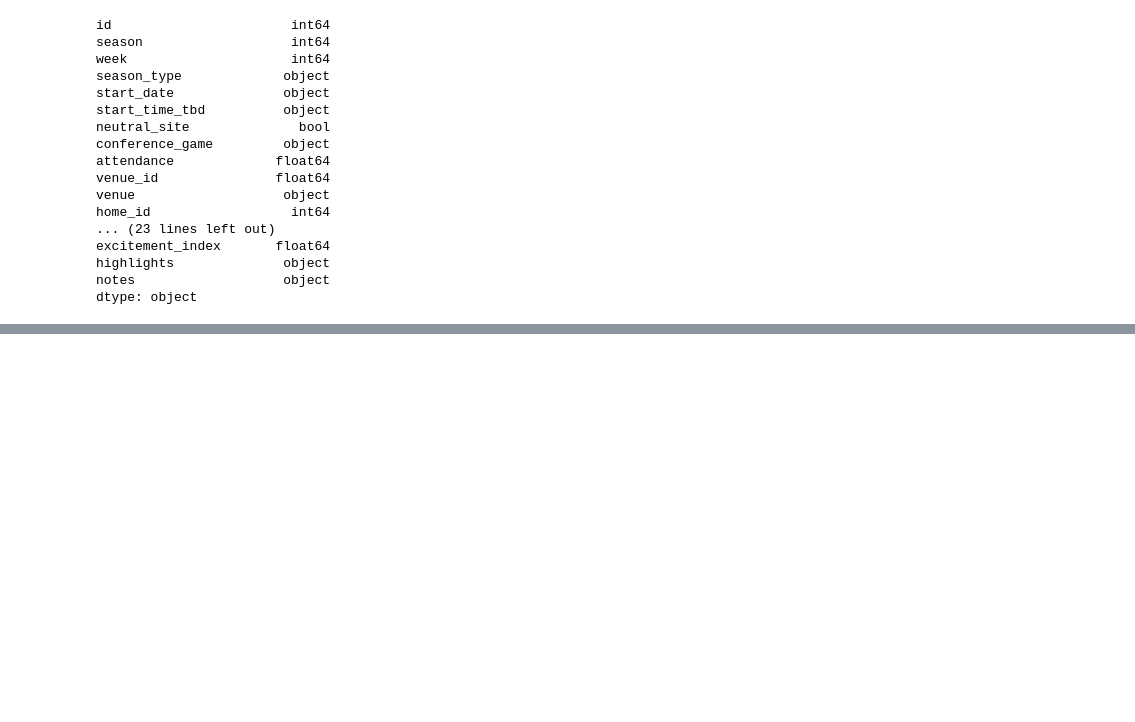
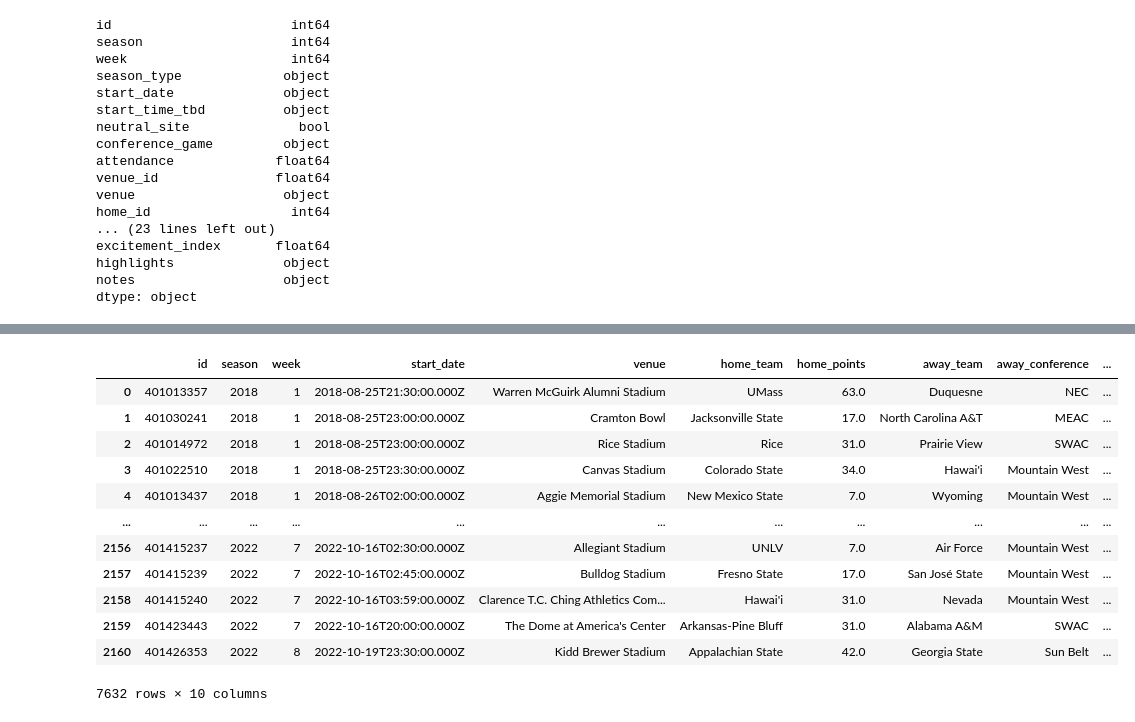
Before and after one commit to baumgartner-99/Team-7-Final-Project, a Jupyter notebook: College_football_prediction.ipynb, the cells around one changed output, grey strips where cells are left out. Cells and saved outputs as stored; diff of their text form; code cells hidden in the pictures; blank space fills up the shorter version.

```diff
--- a/College_football_prediction.ipynb
+++ b/College_football_prediction.ipynb
@@ -246,0 +301,17 @@ dtype: object
+# %%
+updated_df = updated_df.dropna(axis=0, subset=['home_points', 'away_points', 'away_conference'])
+updated_df
+# %% [output]
+|  | id | season | week | start_date | venue | home_team | home_points | away_team | away_conference | ... |
+| 0 | 401013357 | 2018 | 1 | 2018-08-25T21:30:00.000Z | Warren McGuirk Alumni Stadium | UMass | 63.0 | Duquesne | NEC | ... |
+| 1 | 401030241 | 2018 | 1 | 2018-08-25T23:00:00.000Z | Cramton Bowl | Jacksonville State | 17.0 | North Carolina A&T | MEAC | ... |
+| 2 | 401014972 | 2018 | 1 | 2018-08-25T23:00:00.000Z | Rice Stadium | Rice | 31.0 | Prairie View | SWAC | ... |
+| 3 | 401022510 | 2018 | 1 | 2018-08-25T23:30:00.000Z | Canvas Stadium | Colorado State | 34.0 | Hawai'i | Mountain West | ... |
+| 4 | 401013437 | 2018 | 1 | 2018-08-26T02:00:00.000Z | Aggie Memorial Stadium | New Mexico State | 7.0 | Wyoming | Mountain West | ... |
+| ... | ... | ... | ... | ... | ... | ... | ... | ... | ... | ... |
+| 2156 | 401415237 | 2022 | 7 | 2022-10-16T02:30:00.000Z | Allegiant Stadium | UNLV | 7.0 | Air Force | Mountain West | ... |
+| 2157 | 401415239 | 2022 | 7 | 2022-10-16T02:45:00.000Z | Bulldog Stadium | Fresno State | 17.0 | San José State | Mountain West | ... |
+| 2158 | 401415240 | 2022 | 7 | 2022-10-16T03:59:00.000Z | Clarence T.C. Ching Athletics Com... | Hawai'i | 31.0 | Nevada | Mountain West | ... |
+| 2159 | 401423443 | 2022 | 7 | 2022-10-16T20:00:00.000Z | The Dome at America's Center | Arkansas-Pine Bluff | 31.0 | Alabama A&M | SWAC | ... |
+| 2160 | 401426353 | 2022 | 8 | 2022-10-19T23:30:00.000Z | Kidd Brewer Stadium | Appalachian State | 42.0 | Georgia State | Sun Belt | ... |
+7632 rows × 10 columns
```
Also changed, not shown: parts of 18 cells of this notebook, 2 other files.
